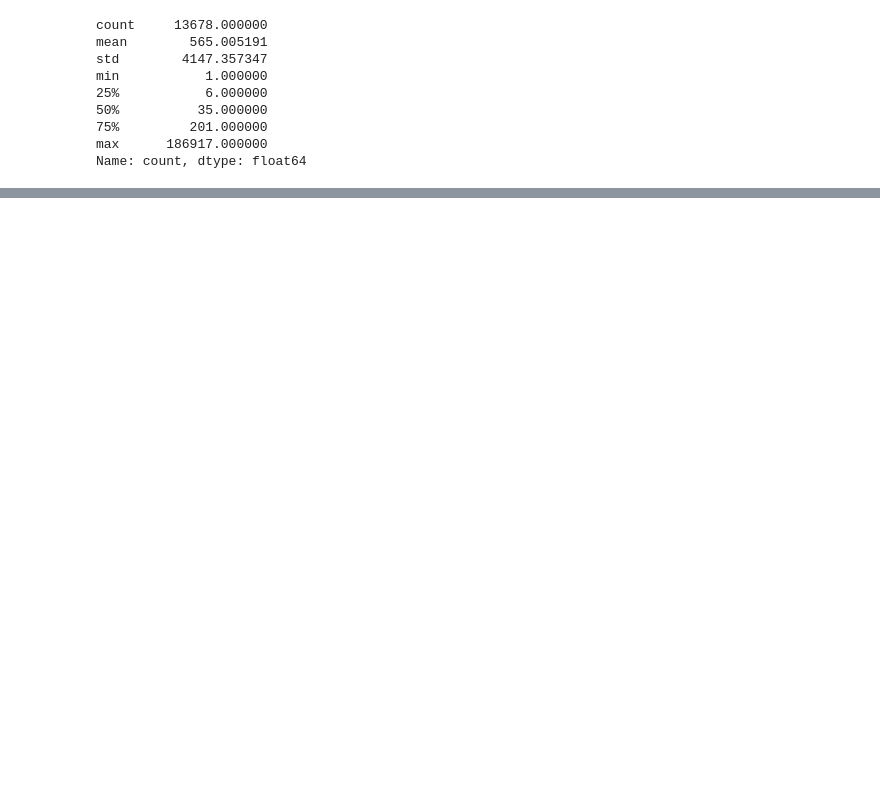
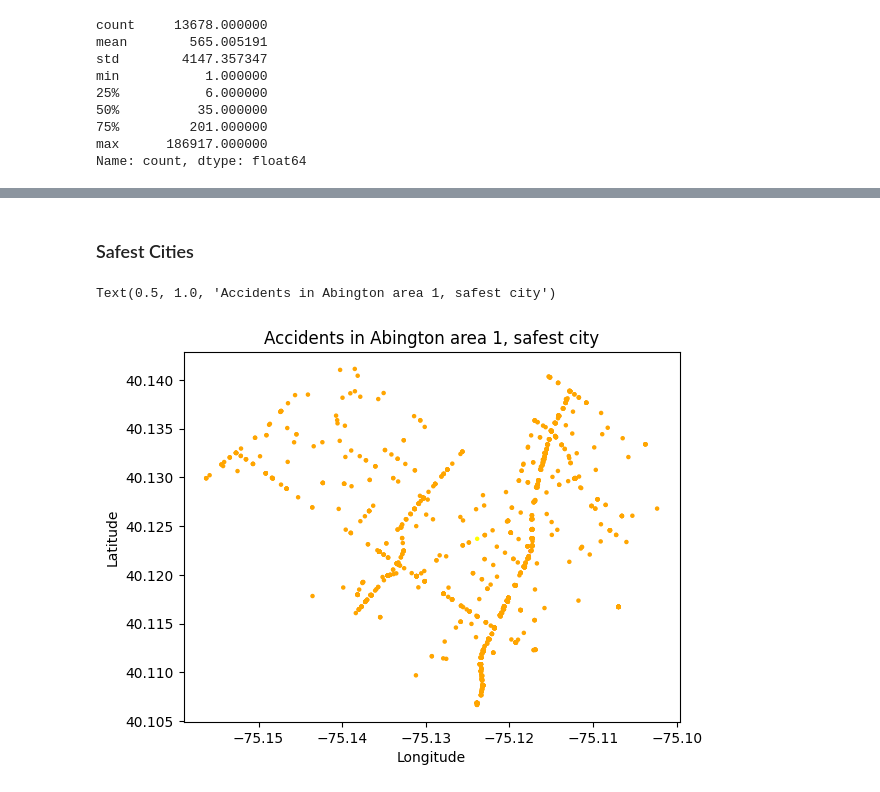
Before and after one commit to ethygers/vol3-data-and-modeling, a Jupyter notebook: superlative_cities.ipynb, the cells around one changed output, grey strips where cells are left out. Drawn from its saved outputs; the diff is of its cells as text; code cells hidden in the pictures; blank space fills up the shorter version.

```diff
--- a/superlative_cities.ipynb
+++ b/superlative_cities.ipynb
@@ -63,0 +153,18 @@ Name: count, dtype: float64
+# %% [markdown]
+### Safest Cities
+# %%
+df_safe1 = df.groupby("City").get_group(safe)
+df_safe = df_safe1[df_safe1["Start_Lng"] <= -73]   # data cleaning can be adjusted
+lat = df_safe["Start_Lat"]
+long = df_safe["Start_Lng"]
+
+color_map = {1: "yellow", 2:"orange", 3:"pink", 4:"red"}
+colors = df_safe['Severity'].map(color_map)
+
+plt.scatter(long, lat, c=colors, s=5)
+plt.xlabel("Longitude")
+plt.ylabel("Latitude")
+plt.title(f"Accidents in {safe} area 1, safest city")
+# %% [output]
+Text(0.5, 1.0, 'Accidents in Abington area 1, safest city')
+[figure, added]
```
Also changed, not shown: parts of 19 cells of this notebook.
